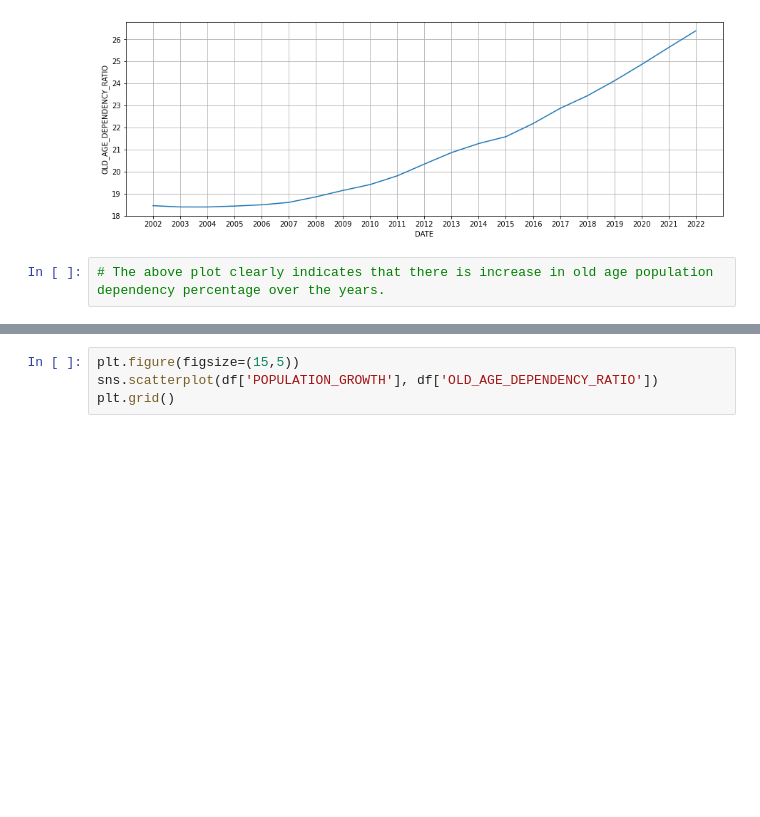
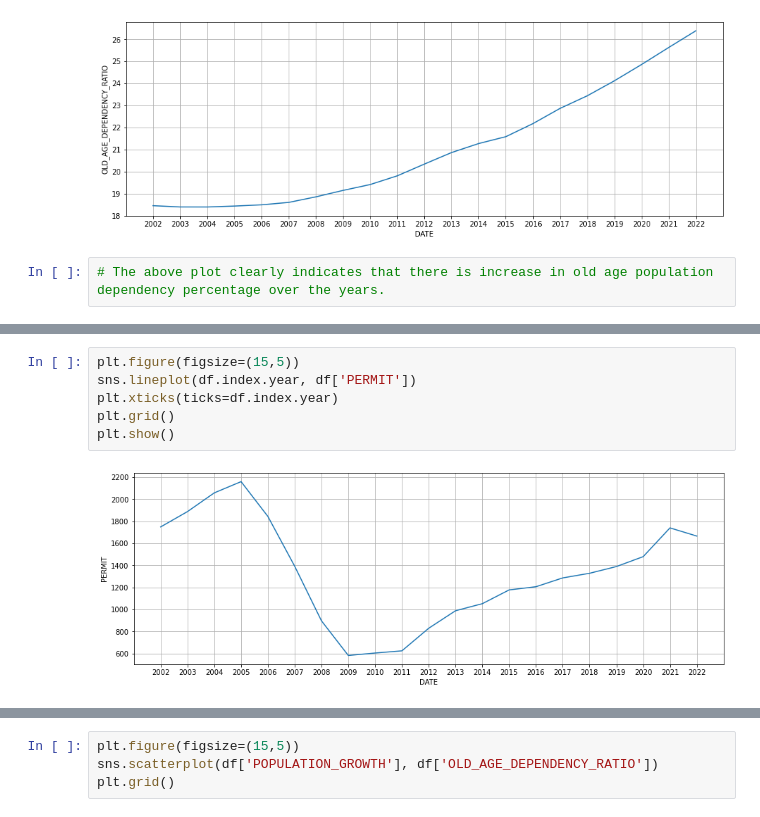
Before and after one commit to sayanbanerjee59/US-Home-Price-Prediction-Based-on-Supply-Demand-Factors, a Jupyter notebook: US Home Price Index Prediction.ipynb, the cells around one changed output, grey strips where cells are left out. Drawn from its saved outputs; the diff is of its cells as text; blank space fills up the shorter version.

```diff
--- a/US Home Price Index Prediction.ipynb
+++ b/US Home Price Index Prediction.ipynb
@@ -276,0 +289,8 @@ plt.show()
+# %%
+plt.figure(figsize=(15,5))
+sns.lineplot(df.index.year, df['PERMIT'])
+plt.xticks(ticks=df.index.year)
+plt.grid()
+plt.show()
+# %% [output]
+[figure, added]
```
Also changed, not shown: parts of 97 cells of this notebook.
